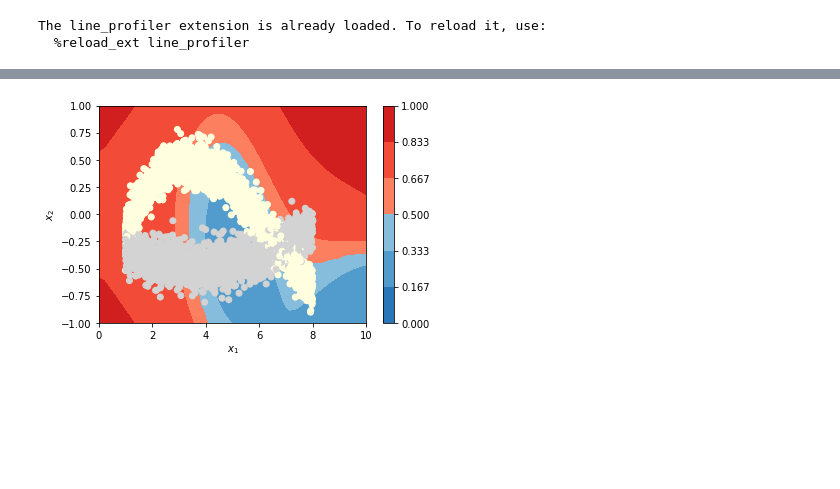
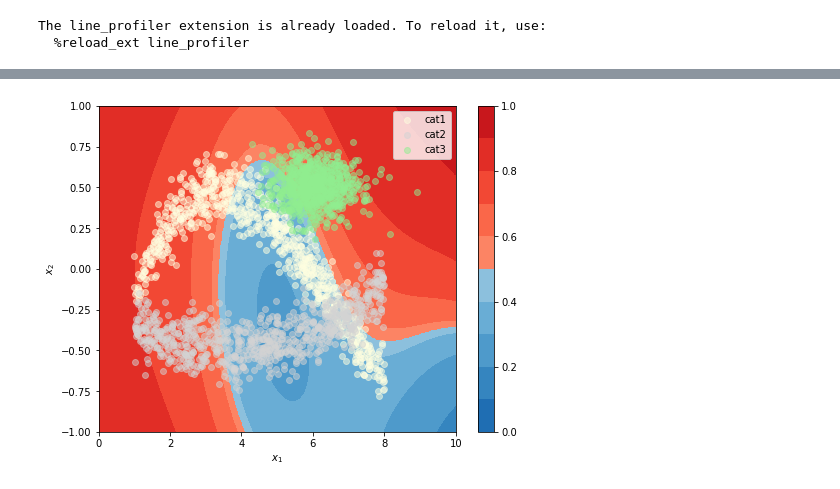
Before and after one commit to ArneRustad/Master-thesis-cf, a Jupyter notebook: Compare counterfactuals.ipynb, the cells around one changed output, grey strips where cells are left out. Drawn from its saved outputs; the diff is of its cells as text; code cells hidden in the pictures; blank space fills up the shorter version.

```diff
--- a/Compare counterfactuals.ipynb
+++ b/Compare counterfactuals.ipynb
@@ -8,7 +8,6 @@ utils_path = ".\\utils.ipynb"
 %run "$utils_path"
 %run "$tableGAN_path"
 %load_ext line_profiler
-data= pd.read_csv('Datasets\\df_adult_edited.csv')
 # %% [output]
 The line_profiler extension is already loaded. To reload it, use:
   %reload_ext line_profiler
@@ -29,7 +28,7 @@ timer_dir = ".\\Timers"
 dataset_dir = ".\\Datasets"
 retrain = True
 # %%
-n_cols = 6
+n_cols = 10
 # sample the colormaps that you want to use. Use 128 from each so we get 256
 # colors in total
 colors1 = matplotlib.cm.get_cmap('Blues_r')(np.linspace(0.2, 0.6, n_cols))
@@ -45,8 +44,8 @@ def classifier_func(x1, x2):
     return(tf.math.sigmoid(b).numpy())
 
 
-fig, ax = plt.subplots()
-def plot_heatmap(ax, heat_map_res = 50, incl_axis_labels = True, incl_colorbar = True, ret_contour = True):
+fig, ax = plt.subplots(figsize=[12,8])
+def plot_heatmap(ax, heat_map_res = 200, incl_axis_labels = True, incl_colorbar = True, ret_contour = True):
     x1 = np.linspace(0, 10, heat_map_res)
     x2 = np.linspace(-1, 1, heat_map_res)
     x1_mesh, x2_mesh = np.meshgrid(x1, x2)
@@ -62,5 +61,5 @@ def plot_heatmap(ax, heat_map_res = 50, incl_axis_labels = True, incl_colorbar =
         return cont1
 
 plot_heatmap(ax)
-plt.savefig(os.path.join(image_dir, "prediction_func_for_cf_testing.jpg"))
+plt.savefig(os.path.join(image_dir, "prediction_func_for_cf_testing.svg"))
 # %% [output]
@@ -68,48 +67,83 @@ plt.savefig(os.path.join(image_dir, "prediction_func_for_cf_testing.jpg"))
 # %%
 def classifier(data):
     return(classifier_func(data["x1"], data["x2"]))
 
 n_train = 5000
 
 x1_low, x1_high = 1,8
 np.random.seed(1)
-x1 = np.random.uniform(x1_low, x1_high, n_train)
-x3 = np.random.choice(["0","1"], n_train)
-sigma = 0.10
 
-def dist_x2_given_x1(x1,x3):
-    return np.where(x3 == "1",
-                    0.01*(x1)**3 - 0.2*x1**2 + x1 - 1,
-                    0.02*x1**2 - 0.15*x1 -0.2
-                   )
+def sample_x1_given_x3(x3):
+    x1_given_cat1_or_cat2 = np.random.uniform(x1_low, x1_high, n_train)
+    x1_given_cat3 = np.random.normal(6, sigma_x1 , n_train)
+    return np.where(x3 == "cat3", x1_given_cat3, x1_given_cat1_or_cat2)
 
-def conf_int_x2_given_x1(x1_low, x1_high, x3, sigma, alpha = 0.05, n_steps = 100):
-    x1 = np.linspace(x1_low, x1_high, n_steps)
-    mean = dist_x2_given_x1(x1, x3)
-    return(x1, scipy.stats.norm.interval(1-alpha, loc=mean, scale=sigma))
+sigma_x2 = 0.1
+sigma_x1 = 0.6
+x3 = np.random.choice(["cat1","cat2", "cat3"], n_train)
+x1 = sample_x1_given_x3(x3)
 
-x2 = np.random.normal(dist_x2_given_x1(x1, x3), sigma, n_train)
+def mean_x2_given_x1_x3(x1, x3):
+    cond_list = [x3 == "cat1", x3 == "cat2", x3 == "cat3"]
+    choice_list = [0.01*(x1)**3 - 0.2*x1**2 + x1 - 1, 0.02*x1**2 - 0.15*x1 -0.2, 0.5]
+    return np.select(cond_list, choice_list, default=0)
+
+def sample_x2_given_x1_x3(x1,x3, sigma):
+    return np.random.normal(mean_x2_given_x1_x3(x1, x3), sigma, n_train)
+
+def conf_int_x2_given_x1_x3(x3, sigma_x1, sigma_x2, alpha = 0.05, n_steps = 100):
+    if x3 == "cat1" or x3 == "cat2":
+        x1 = np.linspace(x1_low, x1_high, n_steps)
+        mean = mean_x2_given_x1_x3(x1, x3)
+        return(x1, scipy.stats.norm.interval(1-alpha, loc=mean, scale=sigma_x2))
+    elif x3 == "cat3":
+        degree = np.linspace(0, np.pi, n_steps)
+        x1 = 6 + np.cos(degree) * 1.96 *sigma_x1
+        x2 = [mean_x2_given_x1_x3(1, "cat3") + np.sin(degree) * 1.96 * sigma_x2,
+              mean_x2_given_x1_x3(1, "cat3") + np.sin(-degree) * 1.96 * sigma_x2]
+        return x1, x2
+    else:
+        raise ValueError("The x3 paramter must be one of the values cat1, cat2 or cat3 and given in string format")
+
+x2 = sample_x2_given_x1_x3(x1, x3, sigma_x2)
 df_toy = pd.DataFrame({"x1" : x1, "x2" : x2, "x3" : x3})
 df_toy.to_csv(os.path.join(dataset_dir, "df_toy.csv"), index=False)
+category_colors = ["lightyellow", "lightgrey", "lightgreen"]
 
-def plot_confint_x2_given_x1_and_x3(ax, alpha = 0.05):
-    x1_grid, x2_confint = conf_int_x2_given_x1(x1_low, x1_high, "0", sigma, alpha =alpha)
-    ax.plot(x1_grid, x2_confint[0], c= "lightgrey", linestyle = "dashed")
-    ax.plot(x1_grid, x2_confint[1], c = "lightgrey", linestyle = "dashed")
-    x1_grid, x2_confint = conf_int_x2_given_x1(x1_low, x1_high, "1", sigma, alpha = alpha)
-    ax.plot(x1_grid, x2_confint[0], c= "lightyellow", linestyle = "dashed")
-    ax.plot(x1_grid, x2_confint[1], c = "lightyellow", linestyle = "dashed")
+def plot_confint_x2_given_x1_and_x3(ax, sigma_x1, sigma_x2, alpha = 0.05):
+    x1_grid, x2_confint = conf_int_x2_given_x1_x3("cat1", sigma_x1, sigma_x2, alpha =alpha)
+    ax.plot(x1_grid, x2_confint[0], c= category_colors[0], linestyle = "dashed")
+    ax.plot(x1_grid, x2_confint[1], c = category_colors[0], linestyle = "dashed")
+    ax.plot([x1_grid[0], x1_grid[0]], [x2_confint[0][0], x2_confint[1][0]],
+            c=category_colors[0], linestyle = "dashed")
+    ax.plot([x1_grid[-1], x1_grid[-1]], [x2_confint[0][-1], x2_confint[1][-1]],
+            c=category_colors[0], linestyle = "dashed")
 
-fig, ax = plt.subplots()
+    x1_grid, x2_confint = conf_int_x2_given_x1_x3("cat2", sigma_x1, sigma_x2, alpha = alpha)
+    ax.plot(x1_grid, x2_confint[0], c= category_colors[1], linestyle = "dashed")
+    ax.plot(x1_grid, x2_confint[1], c = category_colors[1], linestyle = "dashed")
+    ax.plot([x1_grid[0], x1_grid[0]], [x2_confint[0][0], x2_confint[1][0]],
+            c=category_colors[1], linestyle = "dashed")
+    ax.plot([x1_grid[-1], x1_grid[-1]], [x2_confint[0][-1], x2_confint[1][-1]],
+            c=category_colors[1], linestyle = "dashed")
+    x1_grid, x2_confint = conf_int_x2_given_x1_x3("cat3", sigma_x1, sigma_x2, alpha=alpha)
+    ax.plot(x1_grid, x2_confint[0], c=category_colors[2], linestyle="dashed")
+    ax.plot(x1_grid, x2_confint[1], c=category_colors[2], linestyle="dashed")
 
-map_x3_to_col = lambda data : np.where(data["x3"] == "1", "lightyellow", "lightgrey")
 
+
+fig, ax = plt.subplots(figsize=[8,6])
+map_x3_to_col = lambda x3 : np.select([x3 == "cat1", x3 == "cat2", x3 == "cat3"], category_colors)
+categories_unique = np.unique(df_toy["x3"])
 plot_heatmap(ax)
-plt.scatter(df_toy["x1"], df_toy["x2"], color = map_x3_to_col(df_toy))
-#plot_confint_x2_given_x1_and_x3(ax)
-plt.savefig(os.path.join(image_dir, "toy_dataset_for_cf_testing.jpg"))
+for i, cat in enumerate(categories_unique):
+    df_toy_subset = df_toy.loc[df_toy["x3"] == cat].head(750)
+    plt.scatter(df_toy_subset["x1"], df_toy_subset["x2"], color = str(map_x3_to_col(cat)), alpha = 0.5, label = cat)
+#plot_confint_x2_given_x1_and_x3(ax, sigma_x1, sigma_x2)
+plt.legend()
+plt.savefig(os.path.join(image_dir, "Syn2D_cf.svg"), dpi=300)
 # %% [output]
-[figure, old version]
+[figure, new version]
 # %%
 %run "$tableGAN_path"
 tg = TableGAN(df_toy, n_critic = n_critic, adam_lr = adam_lr, adam_beta1 = 0, adam_beta2 = 0.999,
```
Also changed, not shown: parts of 10 cells of this notebook, 13 other files.
